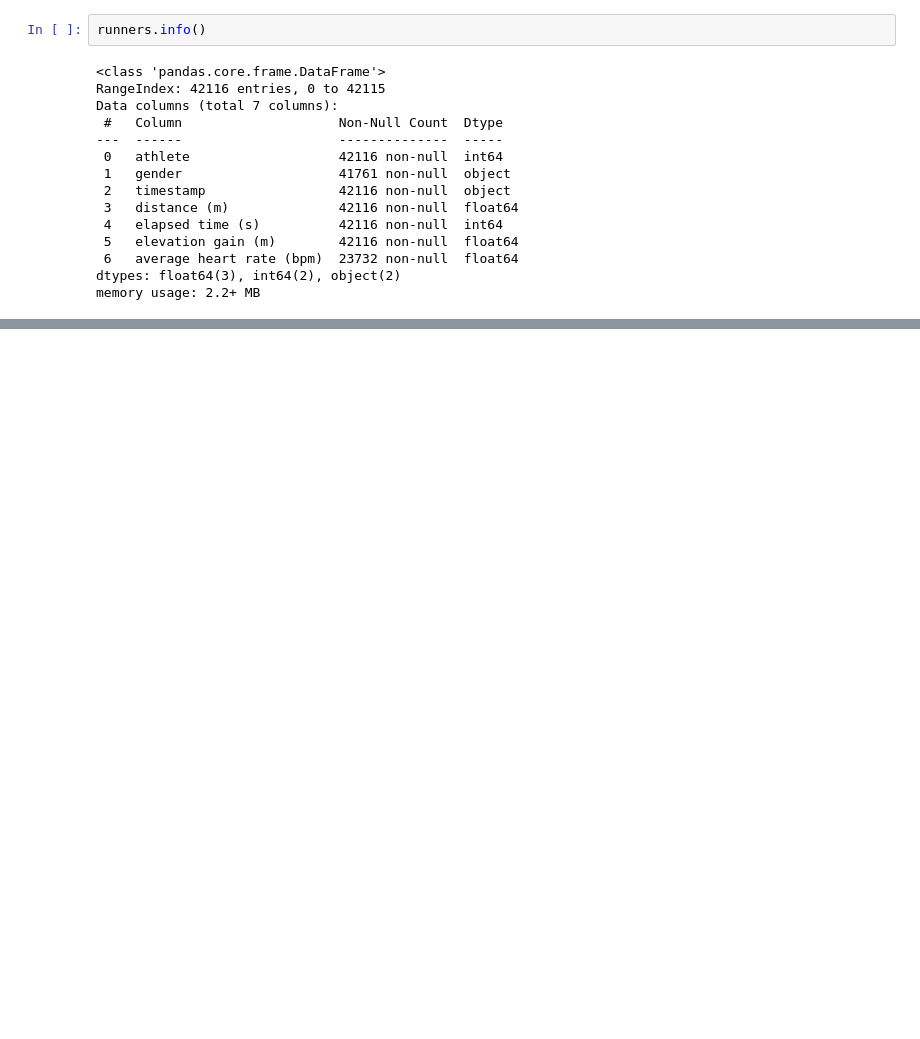
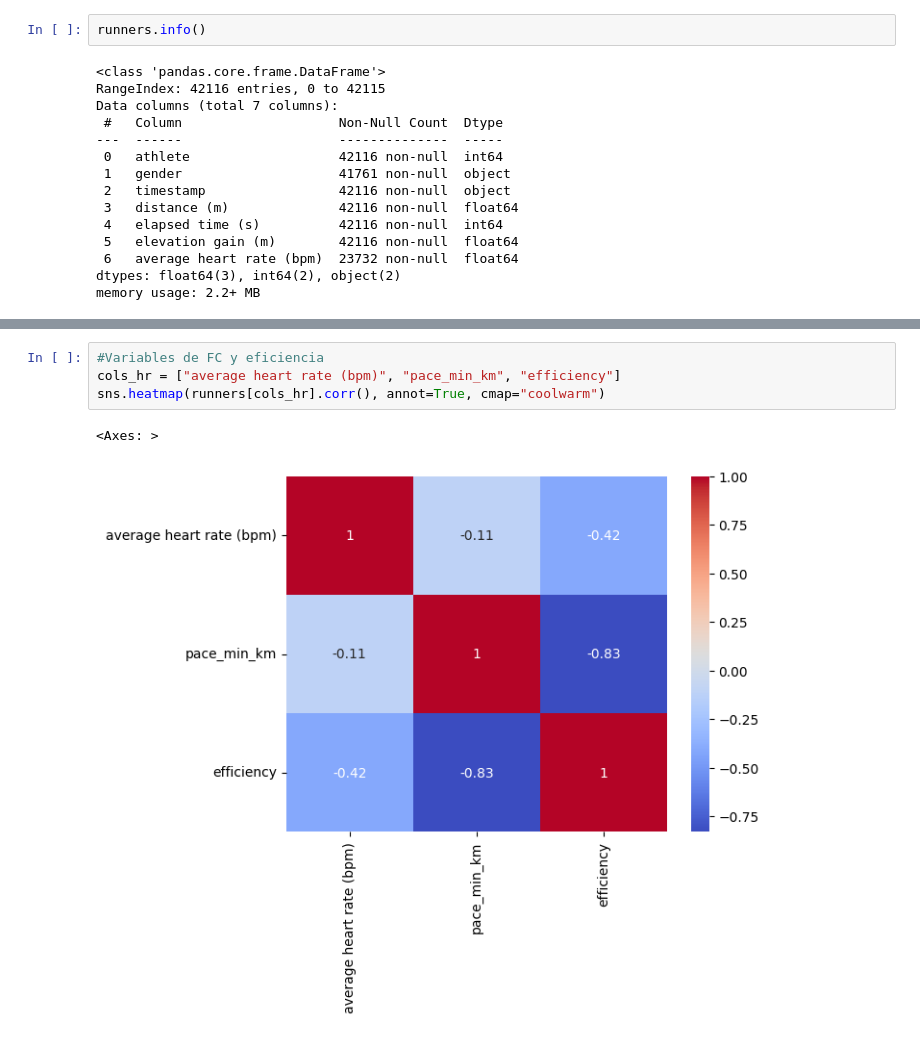
Before and after one commit to asierrodri/EDA-Running, a Jupyter notebook: Correr.ipynb, the cells around one changed output, grey strips where cells are left out. Drawn from its saved outputs; the diff is of its cells as text; blank space fills up the shorter version.

```diff
--- a/Correr.ipynb
+++ b/Correr.ipynb
@@ -98,0 +172,7 @@ runner_asier_cadencia[["Ritmo medio"]]
+# %%
+#Variables de FC y eficiencia
+cols_hr = ["average heart rate (bpm)", "pace_min_km", "efficiency"]
+sns.heatmap(runners[cols_hr].corr(), annot=True, cmap="coolwarm")
+# %% [output]
+<Axes: >
+[figure, added]
```
Also changed, not shown: parts of 31 cells of this notebook, 15 other files.
